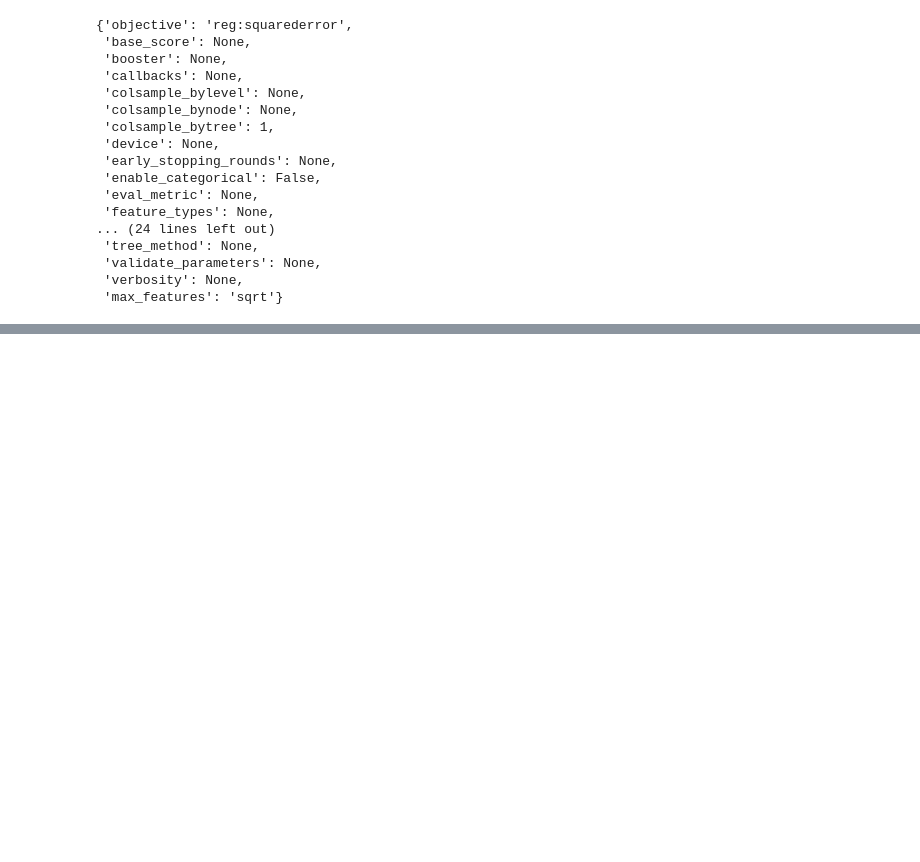
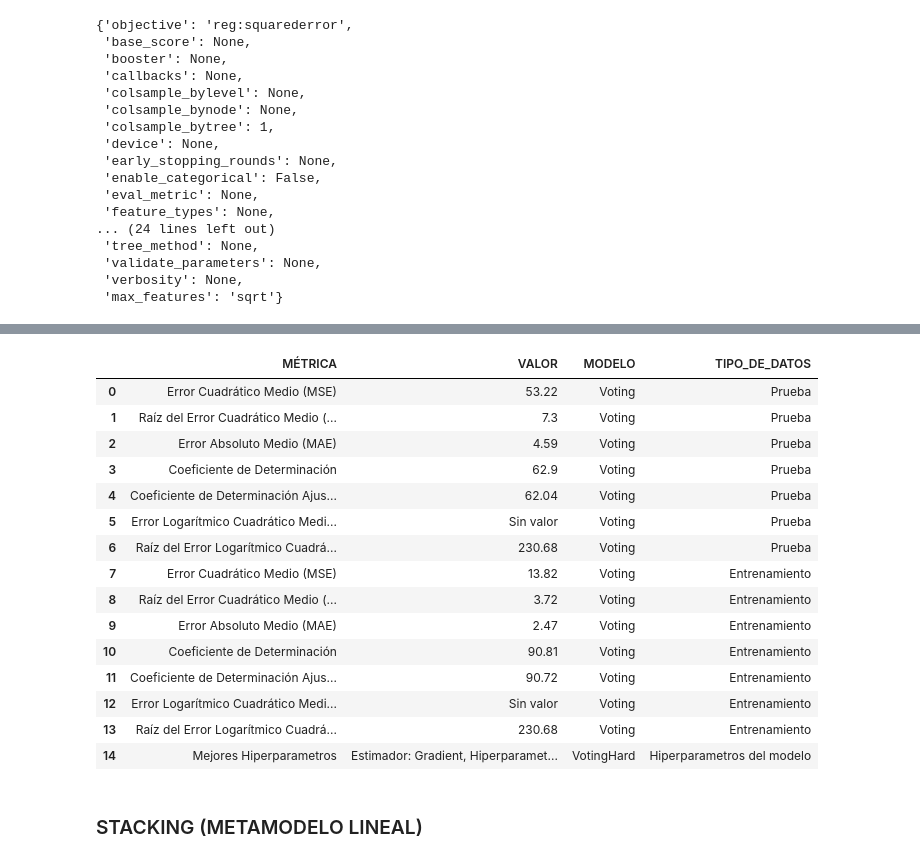
Before and after one commit to CamiloeSotoS/UNIVERSIDAD-DISTRITAL-PROYECTO, a Jupyter notebook: MÓDULO ANALÍTICA PREDICTIVA/MÓDULO_ANALITICA_MODELOS_REGRESION_DEF.ipynb, the cells around one changed output, grey strips where cells are left out. Saved outputs shown, nothing was run; the diff lists cells and outputs as text; code cells hidden in the pictures; blank space fills up the shorter version.

```diff
--- a/MÓDULO ANALÍTICA PREDICTIVA/MÓDULO_ANALITICA_MODELOS_REGRESION_DEF.ipynb
+++ b/MÓDULO ANALÍTICA PREDICTIVA/MÓDULO_ANALITICA_MODELOS_REGRESION_DEF.ipynb
@@ -2070,0 +2284,27 @@ resultados_df_XB
+# %%
+resultados_df_LIGHT = pd.DataFrame(columns=['MÉTRICA', 'VALOR'])
+# Predicciones del modelo
+Y_pred = modelo_LIGHT.predict(X_trn)
+
+# Cálculo de métricas
+mse = mean_squared_error(Y_trn, Y_pred)
+rmse = np.sqrt(mse)
+mae = mean_absolute_error(Y_trn, Y_pred)
+r2 = r2_score(Y_trn, Y_pred)
+msle = mean_squared_log_error(Y_trn, Y_pred)
+rmsle = np.sqrt(msle)
+n = len(Y_trn)
+k = X_trn.shape[1]
+r2_ajustado = 1 - ((1 - r2) * (n - 1) / (n - k - 1))
+
+df_MSE = pd.DataFrame({'MÉTRICA': ['Error Cuadrático Medio (MSE)'], 'VALOR': [round(mse, 2)]})
+df_RMSE= pd.DataFrame({'MÉTRICA': ['Raíz del Error Cuadrático Medio (RMSE)'], 'VALOR': [round(rmse, 2)]})
+df_MAE = pd.DataFrame({'MÉTRICA': ['Error Absoluto Medio (MAE)'], 'VALOR': [round(mae, 2)]})
+df_R2 = pd.DataFrame({'MÉTRICA': ['Coeficiente de Determinación'], 'VALOR': [round(r2*100, 2)]})
+df_R2A = pd.DataFrame({'MÉTRICA': ['Coeficiente de Determinación Ajustado'], 'VALOR': [round(r2_ajustado*100, 2)]})
+df_MSLE=pd.DataFrame({'MÉTRICA': ['Error Logarítmico Cuadrático Medio (MSLE)'], 'VALOR': ['Sin valor']})
+df_RMSLE=pd.DataFrame({'MÉTRICA': ['Raíz del Error Logarítmico Cuadrático Medio (RMSLE)'], 'VALOR': [round(rmsle*100, 2)]})
+resultados_df_LIGHT_entrenamiento = pd.concat([resultados_df_LIGHT, df_MSE,df_RMSE,df_MAE,df_R2,df_R2A,df_MSLE,df_RMSLE], ignore_index=True)
+resultados_df_LIGHT_entrenamiento["MODELO"]='LGBM'
+resultados_df_LIGHT_entrenamiento["TIPO_DE_DATOS"]='Entrenamiento'
+resultados_df_LIGHT_entrenamiento
@@ -2070,0 +2536,8 @@ resultados_df_XB
+# %%
+estimadores = modelo_voting.estimators
+hiperparametros_voting = []
+for nombre, estimador in estimadores:
+    hiperparametros = estimador.get_params()
+    hiperparametros_estimador = {'Estimador': nombre, 'Hiperparametros': hiperparametros}
+    hiperparametros_voting.append(hiperparametros_estimador)
+hiperparametros_voting
@@ -2070,0 +2562,29 @@ resultados_df_XB
+# %%
+cadena_hiperparametros_voting = ', '.join([', '.join([f"{key}: {value}" for key, value in estimador.items()]) for estimador in hiperparametros_voting])
+df_hiperparametros_voting = pd.DataFrame({
+    'MÉTRICA': ['Mejores Hiperparametros'],
+    'VALOR': [cadena_hiperparametros_voting],
+    'MODELO': ['VotingHard'],
+    'TIPO_DE_DATOS': ['Hiperparametros del modelo']
+})
+resultados_df_voting = pd.concat([resultados_df_voting_prueba,resultados_df_voting_entrenamiento,df_hiperparametros_voting], ignore_index=True)
+resultados_df_voting
+# %% [output]
+|  | MÉTRICA | VALOR | MODELO | TIPO_DE_DATOS |
+| 0 | Error Cuadrático Medio (MSE) | 53.22 | Voting | Prueba |
+| 1 | Raíz del Error Cuadrático Medio (... | 7.3 | Voting | Prueba |
+| 2 | Error Absoluto Medio (MAE) | 4.59 | Voting | Prueba |
+| 3 | Coeficiente de Determinación | 62.9 | Voting | Prueba |
+| 4 | Coeficiente de Determinación Ajus... | 62.04 | Voting | Prueba |
+| 5 | Error Logarítmico Cuadrático Medi... | Sin valor | Voting | Prueba |
+| 6 | Raíz del Error Logarítmico Cuadrá... | 230.68 | Voting | Prueba |
+| 7 | Error Cuadrático Medio (MSE) | 13.82 | Voting | Entrenamiento |
+| 8 | Raíz del Error Cuadrático Medio (... | 3.72 | Voting | Entrenamiento |
+| 9 | Error Absoluto Medio (MAE) | 2.47 | Voting | Entrenamiento |
+| 10 | Coeficiente de Determinación | 90.81 | Voting | Entrenamiento |
+| 11 | Coeficiente de Determinación Ajus... | 90.72 | Voting | Entrenamiento |
+| 12 | Error Logarítmico Cuadrático Medi... | Sin valor | Voting | Entrenamiento |
+| 13 | Raíz del Error Logarítmico Cuadrá... | 230.68 | Voting | Entrenamiento |
+| 14 | Mejores Hiperparametros | Estimador: Gradient, Hiperparamet... | VotingHard | Hiperparametros del modelo |
+# %% [markdown]
+### STACKING (METAMODELO LINEAL)
```
Also changed, not shown: parts of 62 cells of this notebook.
